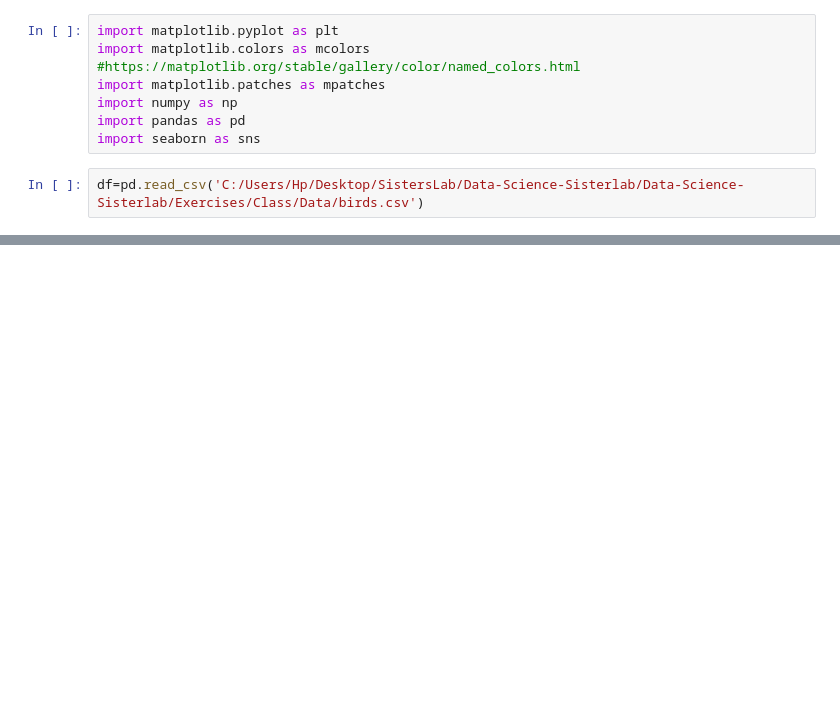
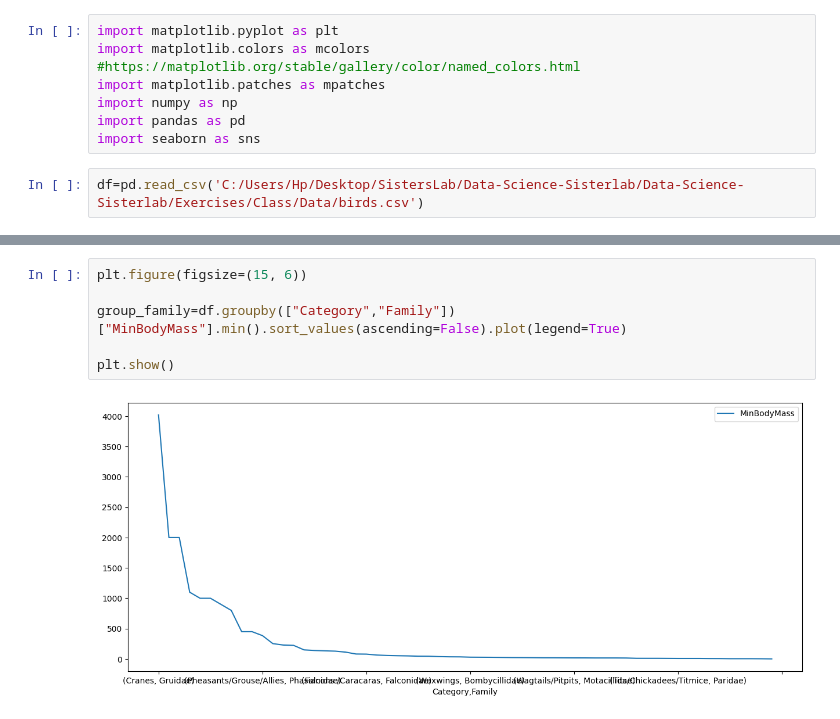
Before and after one commit to nurfkutlu/Data-Science-Sisterlab, a Jupyter notebook: Exercises/Class/03-10.12.2023-Birds.ipynb, the cells around one changed output, grey strips where cells are left out. Drawn from its saved outputs; the diff is of its cells as text; blank space fills up the shorter version.

```diff
--- a/Exercises/Class/03-10.12.2023-Birds.ipynb
+++ b/Exercises/Class/03-10.12.2023-Birds.ipynb
@@ -18,0 +145,8 @@ df.head()
+# %%
+plt.figure(figsize=(15, 6))
+
+group_family=df.groupby(["Category","Family"])["MinBodyMass"].min().sort_values(ascending=False).plot(legend=True)
+
+plt.show()
+# %% [output]
+[figure, added]
```
Also changed, not shown: parts of 24 cells of this notebook.
